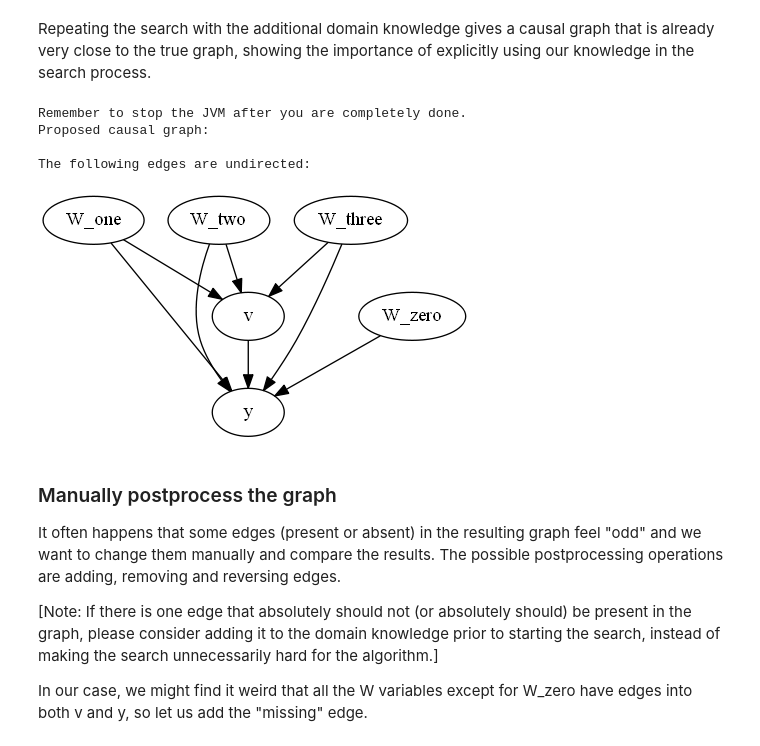
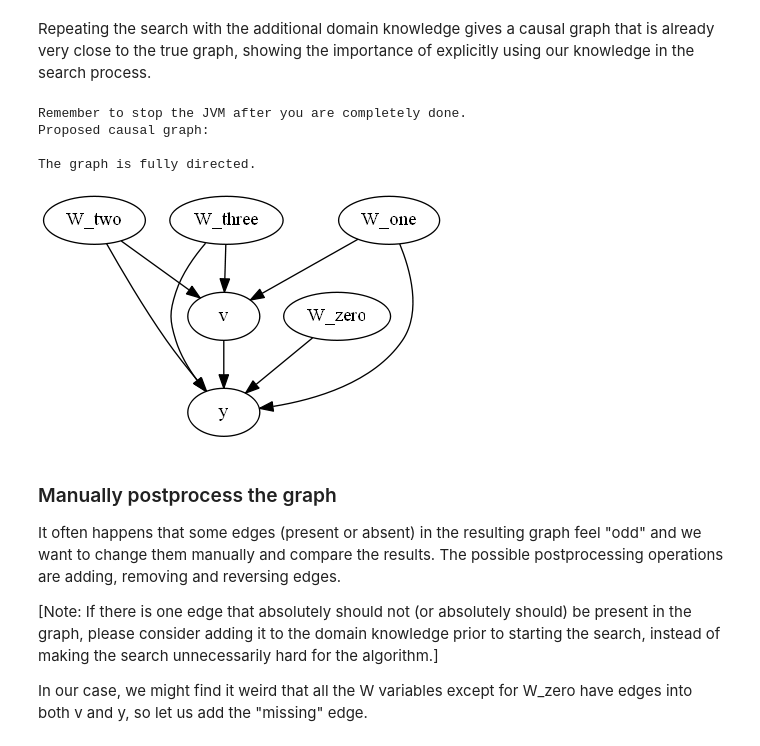
Before and after one commit to MLResearchAtOSRAM/cause2e, a Jupyter notebook: examples/end_to_end_causal_analysis.ipynb, the cells around one changed output. Drawn from its saved outputs; the diff is of its cells as text; code cells hidden in the pictures.

```diff
--- a/examples/end_to_end_causal_analysis.ipynb
+++ b/examples/end_to_end_causal_analysis.ipynb
@@ -225,13 +228,13 @@ learner.knowledge
 # %% [markdown]
 Repeating the search with the additional domain knowledge gives a causal graph that is already very close to the true graph, showing the importance of explicitly using our knowledge in the search process.
-# %%
-learner.run_search()
-# %% [output]
-Remember to stop the JVM after you are completely done.
-Proposed causal graph:
-
-The following edges are undirected:
-[figure, removed]
+# %%
+learner.run_quick_search(save_graph=False)
+# %% [output]
+Remember to stop the JVM after you are completely done.
+Proposed causal graph:
+
+The graph is fully directed.
+[figure, added]
 # %% [markdown]
 ### Manually postprocess the graph
 It often happens that some edges (present or absent) in the resulting graph feel "odd" and we want to change them manually and compare the results. The possible postprocessing operations are adding, removing and reversing edges.
```
Also changed, not shown: parts of 10 cells of this notebook, 23 other files.
